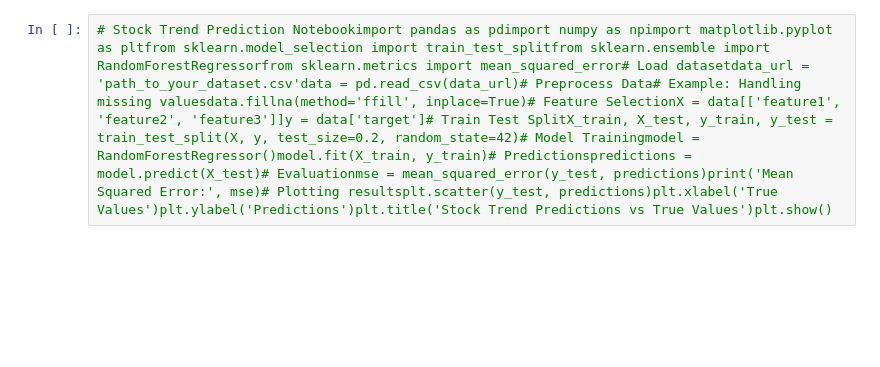
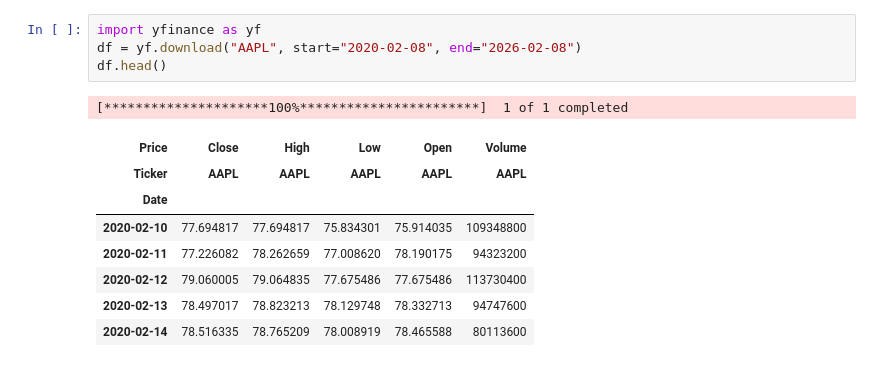
Before and after one commit to kriz43/Stocktrend, a Jupyter notebook: StockTrend_prediction.ipynb, the cells around one changed output. Cells and saved outputs as stored; diff of their text form; blank space fills up the shorter version.

```diff
--- a/StockTrend_prediction.ipynb
+++ b/StockTrend_prediction.ipynb
@@ -1,2 +1,14 @@
-# %%
-# Stock Trend Prediction Notebookimport pandas as pdimport numpy as npimport matplotlib.pyplot as pltfrom sklearn.model_selection import train_test_splitfrom sklearn.ensemble import RandomForestRegressorfrom sklearn.metrics import mean_squared_error# Load datasetdata_url = 'path_to_your_dataset.csv'data = pd.read_csv(data_url)# Preprocess Data# Example: Handling missing valuesdata.fillna(method='ffill', inplace=True)# Feature SelectionX = data[['feature1', 'feature2', 'feature3']]y = data['target']# Train Test SplitX_train, X_test, y_train, y_test = train_test_split(X, y, test_size=0.2, random_state=42)# Model Trainingmodel = RandomForestRegressor()model.fit(X_train, y_train)# Predictionspredictions = model.predict(X_test)# Evaluationmse = mean_squared_error(y_test, predictions)print('Mean Squared Error:', mse)# Plotting resultsplt.scatter(y_test, predictions)plt.xlabel('True Values')plt.ylabel('Predictions')plt.title('Stock Trend Predictions vs True Values')plt.show()
+# %%
+import yfinance as yf
+df = yf.download("AAPL", start="2020-02-08", end="2026-02-08")
+df.head()
+# %% [output]
+[*********************100%***********************]  1 of 1 completed
+| Price | Close | High | Low | Open | Volume |
+| Ticker | AAPL | AAPL | AAPL | AAPL | AAPL |
+| Date |  |  |  |  |  |
+| 2020-02-10 | 77.694817 | 77.694817 | 75.834301 | 75.914035 | 109348800 |
+| 2020-02-11 | 77.226082 | 78.262659 | 77.008620 | 78.190175 | 94323200 |
+| 2020-02-12 | 79.060005 | 79.064835 | 77.675486 | 77.675486 | 113730400 |
+| 2020-02-13 | 78.497017 | 78.823213 | 78.129748 | 78.332713 | 94747600 |
+| 2020-02-14 | 78.516335 | 78.765209 | 78.008919 | 78.465588 | 80113600 |
```
Also changed, not shown: parts of 21 cells of this notebook.
